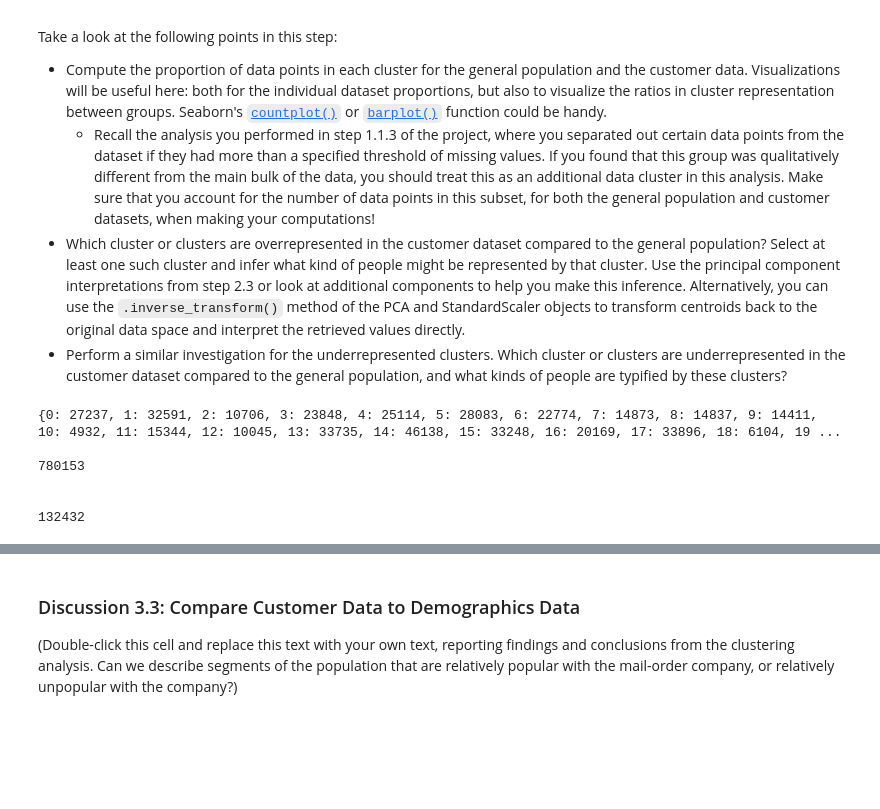
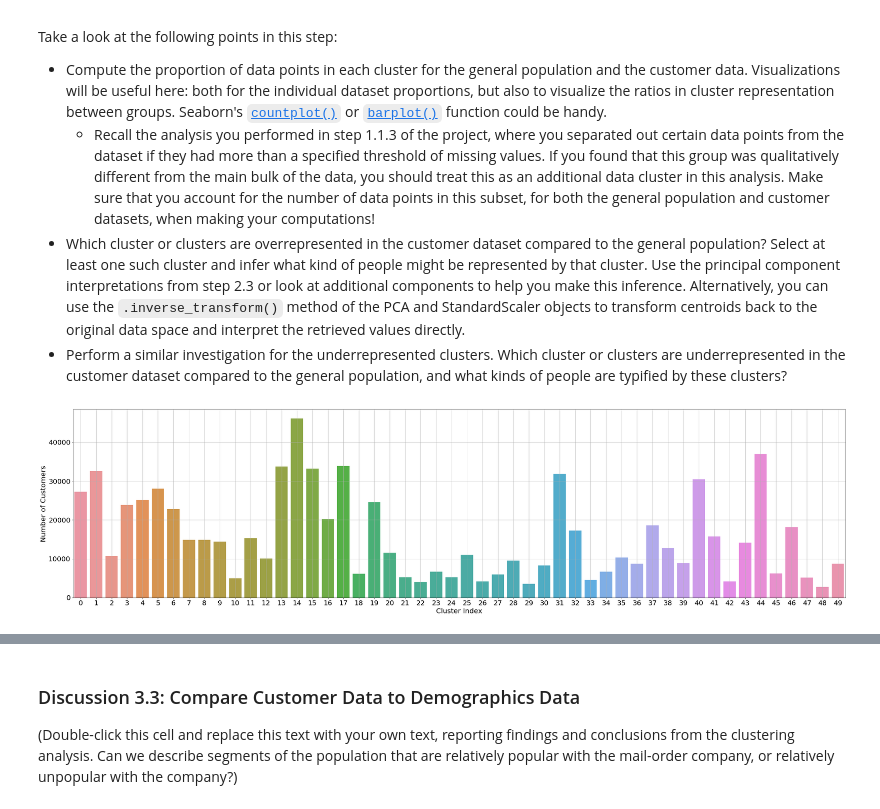
Before and after one commit to ahmedag91/Customer-Segmentation-Using-ML, a Jupyter notebook: Identify_Customer_Segments.ipynb, the cells around one changed output, grey strips where cells are left out. Cells and saved outputs as stored; diff of their text form; code cells hidden in the pictures; blank space fills up the shorter version.

Commit message:
feat: Update the notebook
Distribution of the customer segments for the population and customers have been displayed

```diff
--- a/Identify_Customer_Segments.ipynb
+++ b/Identify_Customer_Segments.ipynb
@@ -1221,31 +1223,33 @@ Take a look at the following points in this step:
 # %%
 # Compare the proportion of data in each cluster for the customer data to the
 # proportion of data in each cluster for the general population.
-import collections
-# for the general population
 
-def label_occurance(pred_labels):
+def label_occurrence(pred_labels):
 
     labels = np.unique(pred_labels)
     label_occurrences = collections.Counter(pred_labels)
-    label_occurrences2 = {key: label_occurrences[key]
-    for key in sorted(label_occurrences)
-
+    return {
+        key: label_occurrences[key]
+        for key in sorted(label_occurrences)
     }
-    return label_occurrences2
-azdias_label_occurance = label_occurance(azdias_labels)
-print(azdias_label_occurance, '\n')
-
-print(sum(azdias_label_occurance.values()))
-print('\n')
-customer_label_occurance = label_occurance(customer_labels)
+    #return label_occurrences2
+azdias_label_occurrence = label_occurrence(azdias_labels)
+customer_label_occurrence = label_occurrence(customer_labels)
-# %% [output]
-{0: 27237, 1: 32591, 2: 10706, 3: 23848, 4: 25114, 5: 28083, 6: 22774, 7: 14873, 8: 14837, 9: 14411, 10: 4932, 11: 15344, 12: 10045, 13: 33735, 14: 46138, 15: 33248, 16: 20169, 17: 33896, 18: 6104, 19 ...
-
-780153
-
-
-132432
+# %%
+def display_segmentation(label_occurrence:dict):
+    fig = plt.figure(2, figsize=(40, 10))
+    ax = sns.barplot(x=list(label_occurrence.keys()),
+    y=list(label_occurrence.values()),
+    orient='v'
+    )
+    ax.set_ylabel("Number of Customers", fontsize=20)
+    ax.set_xlabel("Cluster Index", fontsize=20)
+    ax.grid()
+    plt.xticks(fontsize=20)
+    plt.yticks(fontsize=20)
 # %%
 # What kinds of people are part of a cluster that is overrepresented in the
 # customer data compared to the general population?
+display_segmentation(azdias_label_occurrence)
+# %% [output]
+[figure, added]
```
Also changed, not shown: parts of 8 cells of this notebook.
